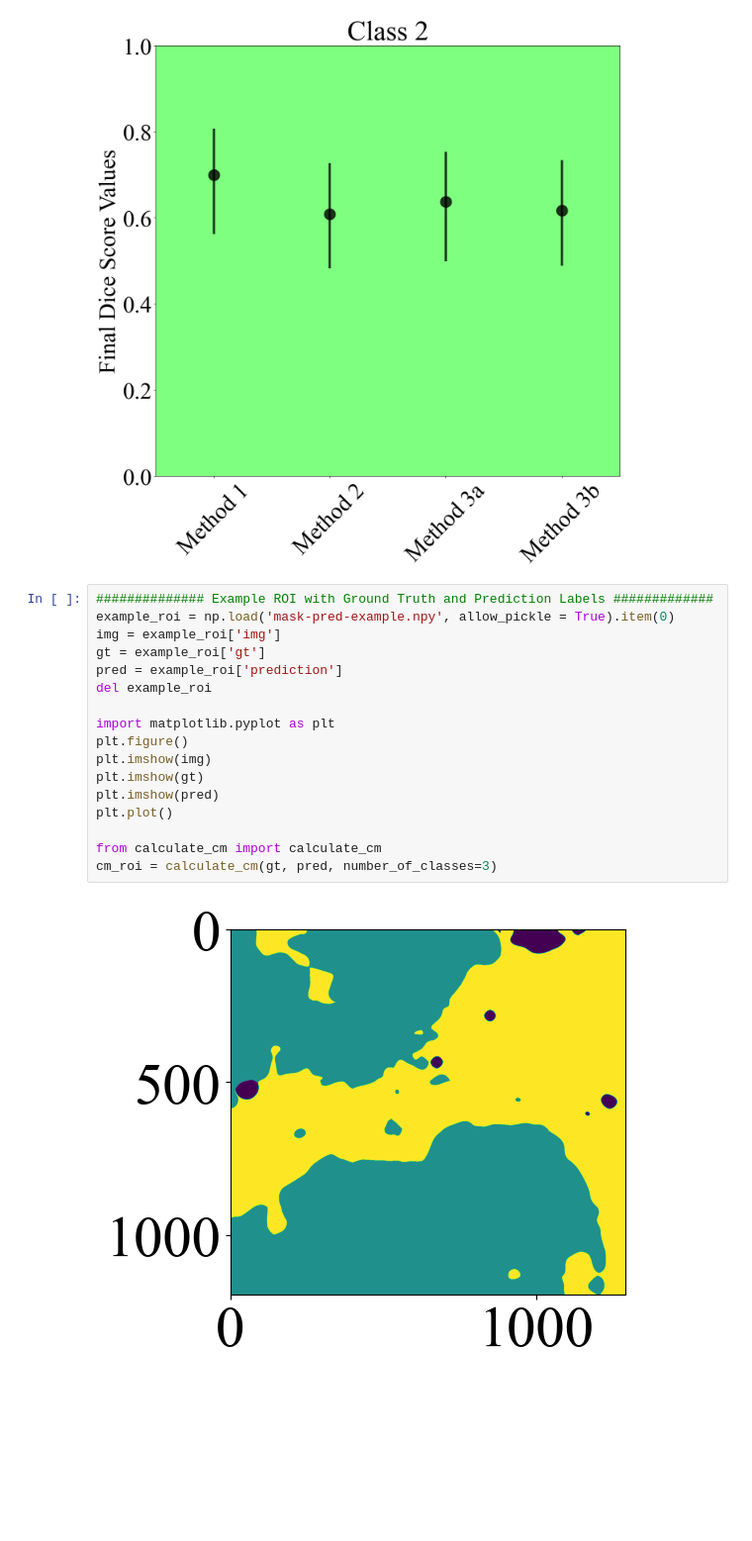
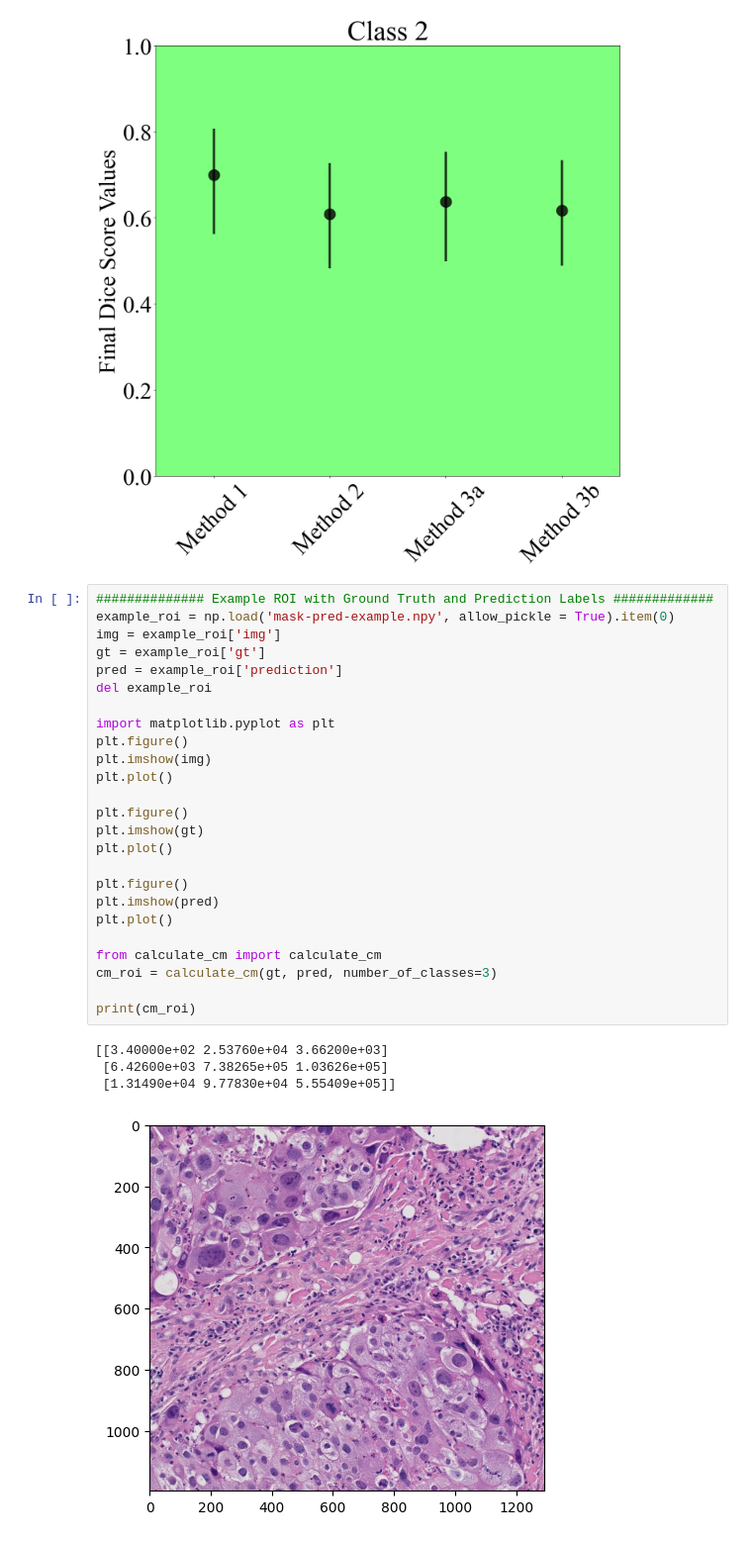
Before and after one commit to DIDSR/SegVal-WSI, a Jupyter notebook: example/run-example.ipynb, the cells around one changed output. Shown: that part at 99% size. Cells and saved outputs as stored; diff of their text form; blank space fills up the shorter version.

```diff
--- a/example/run-example.ipynb
+++ b/example/run-example.ipynb
@@ -71,19 +71,30 @@ plot_dice_values(point_estimate, lb, ub)
 # %%
 ############## Example ROI with Ground Truth and Prediction Labels #############
 example_roi = np.load('mask-pred-example.npy', allow_pickle = True).item(0)
 img = example_roi['img']
 gt = example_roi['gt']
 pred = example_roi['prediction']
 del example_roi
 
 import matplotlib.pyplot as plt
 plt.figure()
 plt.imshow(img)
+plt.plot()
+
+plt.figure()
 plt.imshow(gt)
+plt.plot()
+
+plt.figure()
 plt.imshow(pred)
 plt.plot()
 
 from calculate_cm import calculate_cm
 cm_roi = calculate_cm(gt, pred, number_of_classes=3)
+
+print(cm_roi)
 # %% [output]
+[[3.40000e+02 2.53760e+04 3.66200e+03]
+ [6.42600e+03 7.38265e+05 1.03626e+05]
+ [1.31490e+04 9.77830e+04 5.55409e+05]]
-[figure, old version]
+[figure, new version]
```
Also changed, not shown: parts of 1 cell of this notebook.
